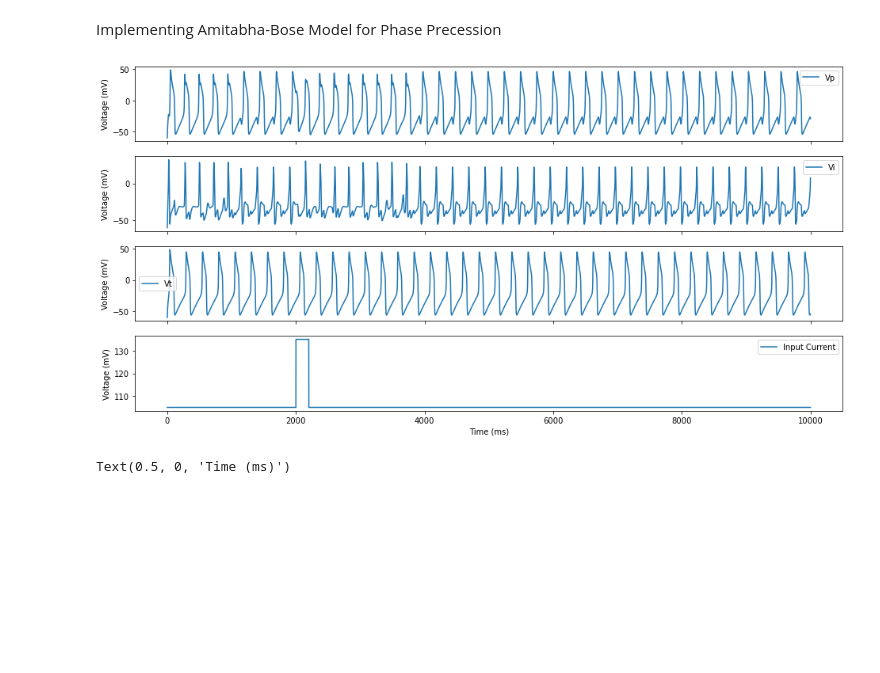
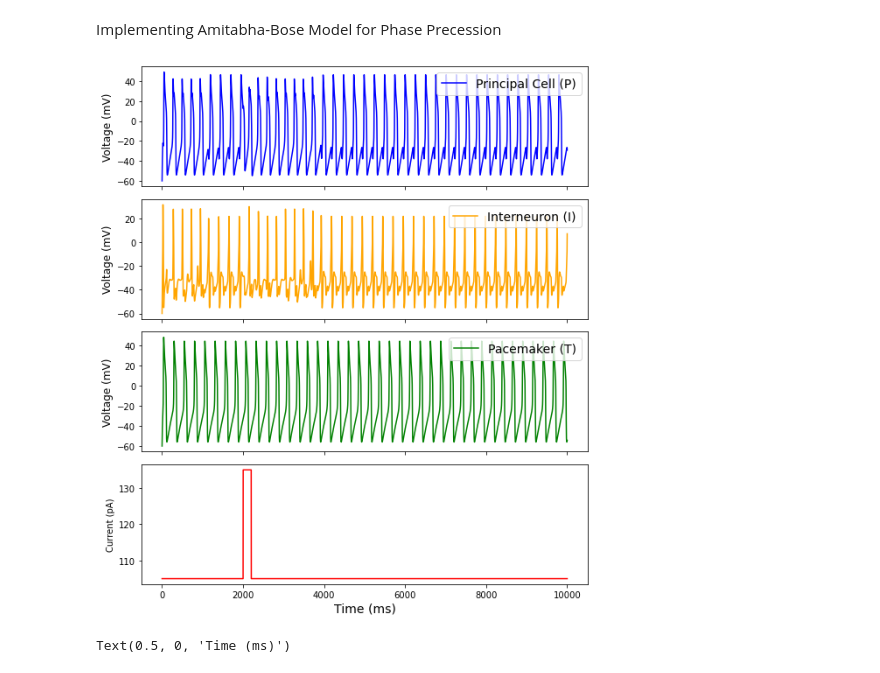
Before and after one commit to tiny-infinity/GridCellsTheta, a Jupyter notebook: amit_bose_diffeq.ipynb, the cells around one changed output. Saved outputs shown, nothing was run; the diff lists cells and outputs as text; code cells hidden in the pictures; blank space fills up the shorter version.

Commit message:
single stellate cell noise theta

```diff
--- a/amit_bose_diffeq.ipynb
+++ b/amit_bose_diffeq.ipynb
@@ -124,20 +124,22 @@ s_ti_sol = solution[:,8]
 # %%
 Ip_trace = np.array([Ip0 + I_pulse(tt) for tt in t])
 
-fig,ax = plt.subplots(4,1,figsize=(16,8), sharex=True)
-ax[0].plot(t, Vp_sol, label="Vp")
-ax[1].plot(t, Vi_sol, label="Vi")
-ax[2].plot(t, Vt_sol, label="Vt")
-ax[3].plot(t, Ip_trace, label="Input Current")
+fig,ax = plt.subplots(4,1,figsize=(8,9), sharex=True)
+ax[0].plot(t, Vp_sol, label="Principal Cell (P)",color='blue')
+ax[1].plot(t, Vi_sol, label="Interneuron (I)",color='orange')
+ax[2].plot(t, Vt_sol, label="Pacemaker (T)",    color='green')
+ax[3].plot(t, Ip_trace, label="Input Current", color='red')
 
-for i in range(4):
-    ax[i].legend()
-    ax[i].set_ylabel("Voltage (mV)")
-
-plt.xlabel("Time (ms)")
+for i in range(3):
+    ax[i].legend(loc='upper right',fontsize=14)
+    ax[i].set_ylabel("Voltage (mV)",fontsize=12)
+ax[3].set_ylabel("Current (pA)")
+plt.xlabel("Time (ms)",fontsize=14)
+plt.tight_layout()
+plt.savefig("voltage_traces.png", dpi=300)
 plt.show()
 # %% [output]
-[figure, old version]
+[figure, new version]
 # %%
 from scipy.signal import hilbert
 
```
Also changed, not shown: parts of 1 cell of this notebook, 4 other files.
